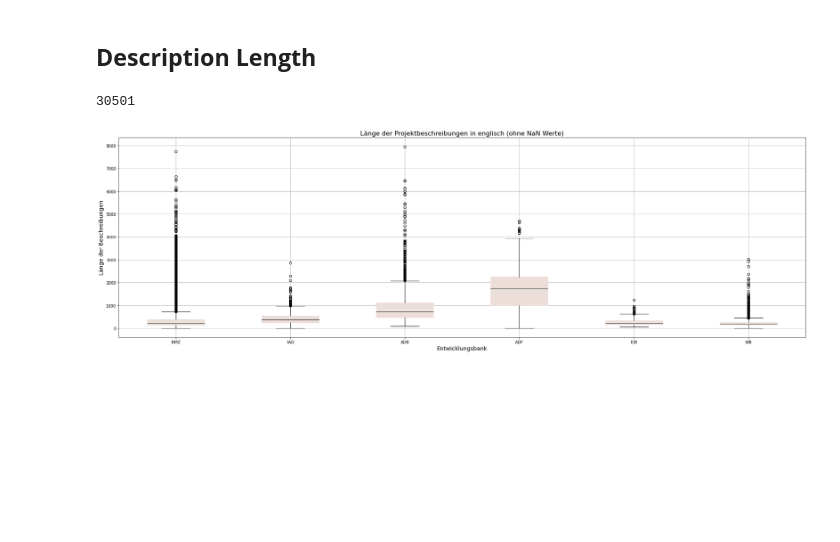
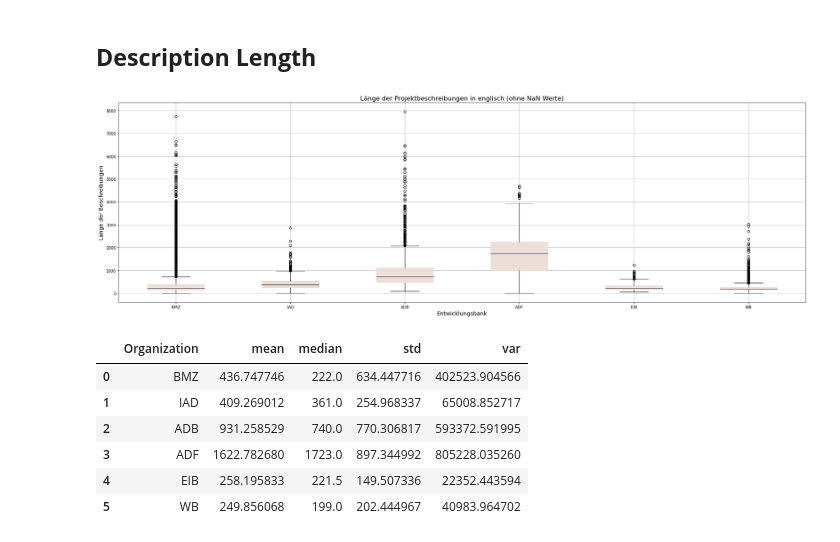
Before and after one commit to JanMuehlnikel/NLP-Development-Banks-Collaboration-Analyzer, a Jupyter notebook: data/exploreation/quality.ipynb, the cells around one changed output. Cells and saved outputs as stored; diff of their text form; code cells hidden in the pictures; blank space fills up the shorter version.

```diff
--- a/data/exploreation/quality.ipynb
+++ b/data/exploreation/quality.ipynb
@@ -142,27 +143,58 @@ for org in orgas:
     length_list = df['description_en'].dropna().apply(len).tolist()
     orgas[org][1] = length_list
 
-len(orgas['BMZ'][1])
+print(orgas)
-# %% [output]
-30501
 # %%
 fig, ax = plt.subplots(figsize=(25, 8))
 
 positions = range(len(orgas.keys()))
 ax.boxplot([orgas[org][1] for org in orgas], positions=positions, patch_artist=True, boxprops=dict(facecolor='#ecded9', color='#ecded9'),
     whiskerprops=dict(color='black'),
     capprops=dict(color='black'),
     medianprops=dict(color='black'))
 
 ax.set_xticks(positions)
 ax.set_xticklabels(orgas.keys())
 
 ax.set_title('Länge der Projektbeschreibungen in englisch (ohne NaN Werte)', fontsize=16)
 ax.set_ylabel('Länge der Beschreibungen', fontsize=14)
 ax.set_xlabel('Entwicklungsbank', fontsize=14)
 
 plt.grid(True)
 plt.tight_layout()
+plt.savefig(f'img/len_descr_eng_without_nan.png')
 plt.show()
+
+data = {
+    "Organization": [],
+    "mean": [],
+    "median": [],
+    "std": [],
+    "var": []
+}
+
+for key in orgas:
+    lengths_array = np.array(orgas[key][1])
+    mean = np.mean(lengths_array)
+    median = np.median(lengths_array)
+    std_dev = np.std(lengths_array)
+    variance = np.var(lengths_array)
+
+    data["Organization"].append(key)
+    data["mean"].append(mean)
+    data["median"].append(median)
+    data["std"].append(std_dev)
+    data["var"].append(variance)
+
+
+len_descr_df = pd.DataFrame(data)
+len_descr_df
 # %% [output]
 [figure]
+|  | Organization | mean | median | std | var |
+| 0 | BMZ | 436.747746 | 222.0 | 634.447716 | 402523.904566 |
+| 1 | IAD | 409.269012 | 361.0 | 254.968337 | 65008.852717 |
+| 2 | ADB | 931.258529 | 740.0 | 770.306817 | 593372.591995 |
+| 3 | ADF | 1622.782680 | 1723.0 | 897.344992 | 805228.035260 |
+| 4 | EIB | 258.195833 | 221.5 | 149.507336 | 22352.443594 |
+| 5 | WB | 249.856068 | 199.0 | 202.444967 | 40983.964702 |
```
Also changed, not shown: parts of 7 cells of this notebook, 2 other files.
